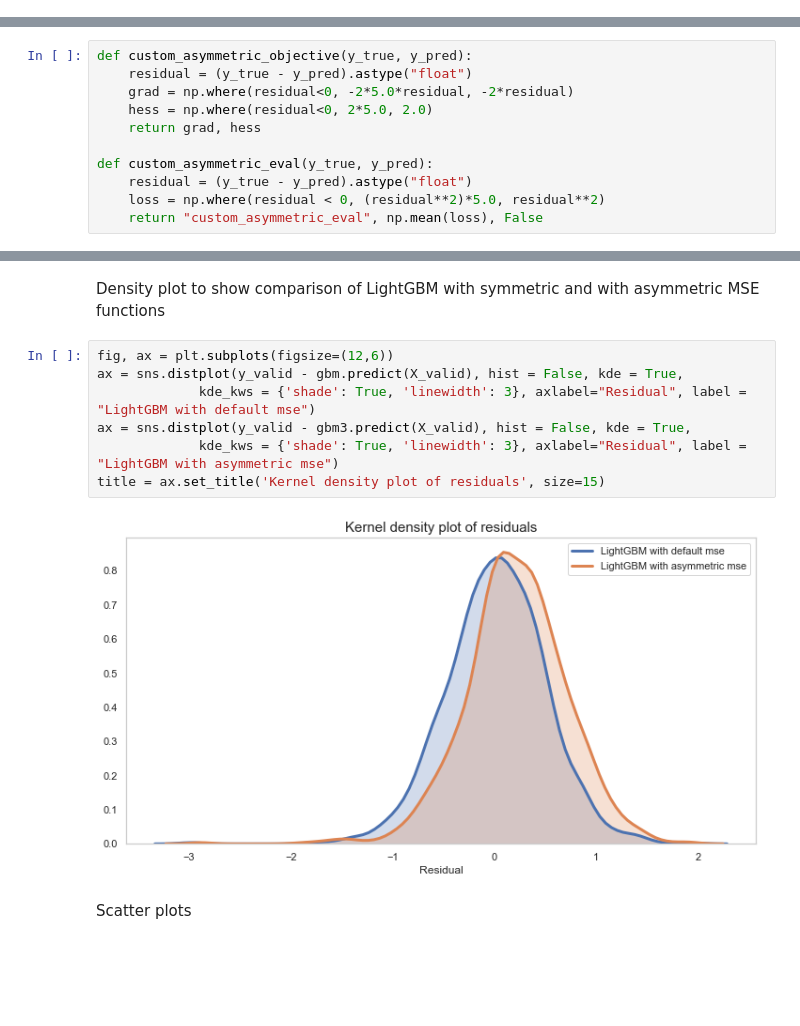
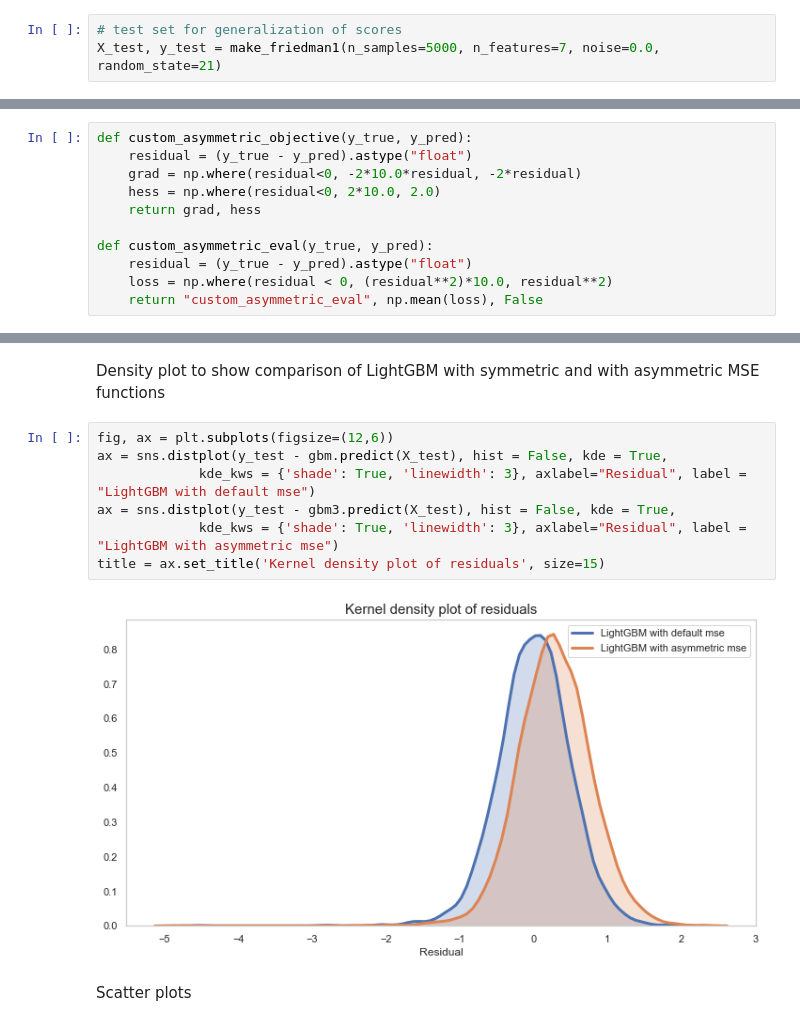
Before and after one commit to manifoldai/mf-eng-public, a Jupyter notebook: notebooks/custom_loss_lightgbm.ipynb, the cells around one changed output, grey strips where cells are left out. Cells and saved outputs as stored; diff of their text form; blank space fills up the shorter version.

Commit message:
test scores

```diff
--- a/notebooks/custom_loss_lightgbm.ipynb
+++ b/notebooks/custom_loss_lightgbm.ipynb
@@ -43,6 +43,9 @@ h = plt.hist(y)
 # %%
 # train-validation split
 X_train, X_valid, y_train, y_valid = train_test_split(X, y, test_size=0.20, random_state=42)
+# %%
+# test set for generalization of scores
+X_test, y_test = make_friedman1(n_samples=5000, n_features=7, noise=0.0, random_state=21)
 # %%
 ### Plotting helper functions
 
@@ -145,13 +163,13 @@ are less than predictions as compared to when true targets are more
 # %%
 def custom_asymmetric_objective(y_true, y_pred):
     residual = (y_true - y_pred).astype("float")
-    grad = np.where(residual<0, -2*5.0*residual, -2*residual)
-    hess = np.where(residual<0, 2*5.0, 2.0)
+    grad = np.where(residual<0, -2*10.0*residual, -2*residual)
+    hess = np.where(residual<0, 2*10.0, 2.0)
     return grad, hess
 
 def custom_asymmetric_eval(y_true, y_pred):
     residual = (y_true - y_pred).astype("float")
-    loss = np.where(residual < 0, (residual**2)*5.0, residual**2)
+    loss = np.where(residual < 0, (residual**2)*10.0, residual**2)
     return "custom_asymmetric_eval", np.mean(loss), False
 # %% [markdown]
 #### Exploring our custom loss function with some plots
@@ -332,13 +384,13 @@ pd.DataFrame(score_dict).T
 Density plot to show comparison of LightGBM with symmetric and with asymmetric MSE functions
 # %%
 fig, ax = plt.subplots(figsize=(12,6))
-ax = sns.distplot(y_valid - gbm.predict(X_valid), hist = False, kde = True,
+ax = sns.distplot(y_test - gbm.predict(X_test), hist = False, kde = True,
              kde_kws = {'shade': True, 'linewidth': 3}, axlabel="Residual", label = "LightGBM with default mse")
-ax = sns.distplot(y_valid - gbm3.predict(X_valid), hist = False, kde = True,
+ax = sns.distplot(y_test - gbm3.predict(X_test), hist = False, kde = True,
              kde_kws = {'shade': True, 'linewidth': 3}, axlabel="Residual", label = "LightGBM with asymmetric mse")
 title = ax.set_title('Kernel density plot of residuals', size=15)
 # %% [output]
-[figure, old version]
+[figure, new version]
 # %% [markdown]
 Scatter plots
 # %%
```
Also changed, not shown: parts of 17 cells of this notebook.
